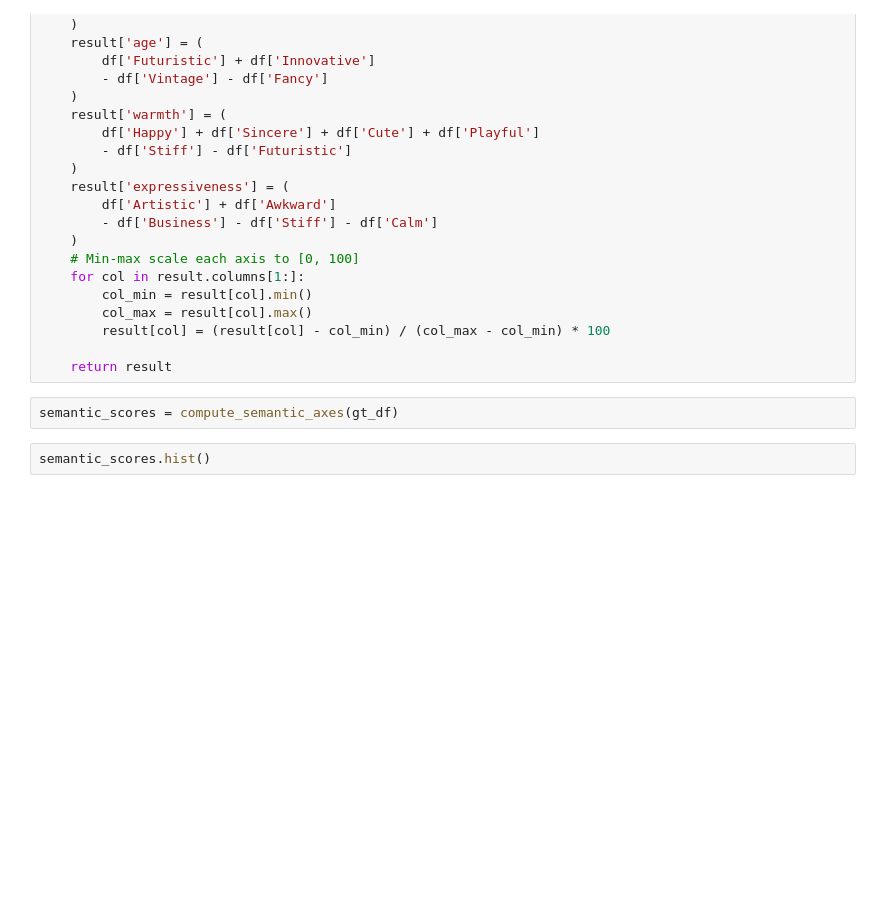
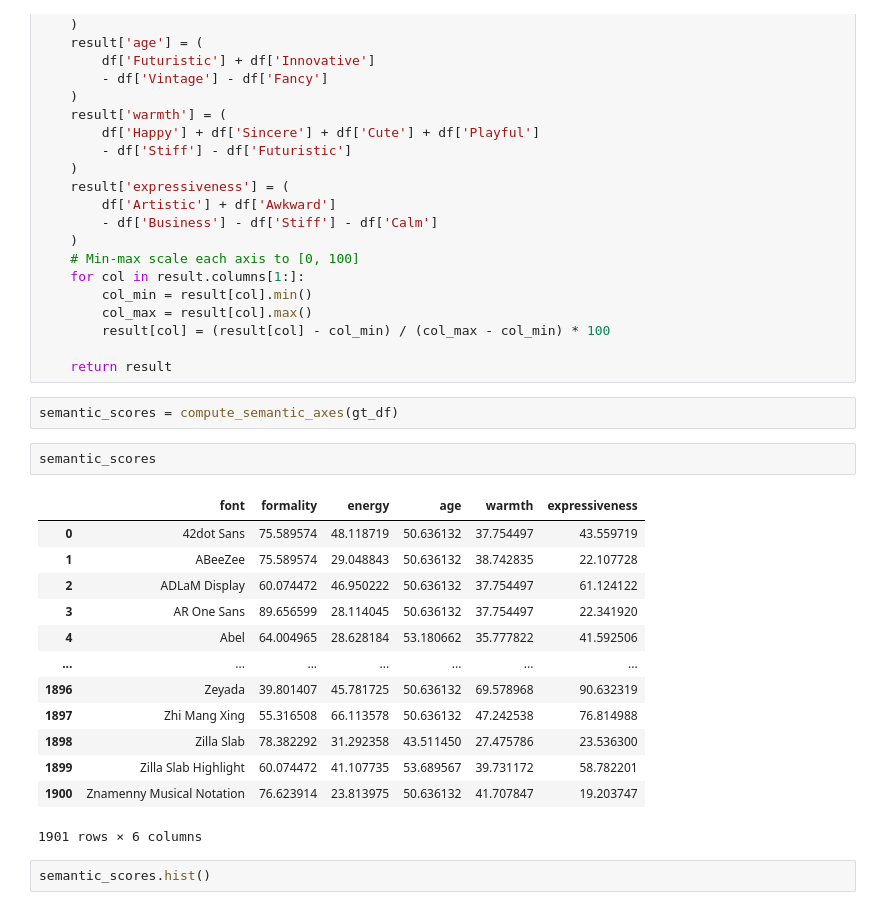
Before and after one commit to ljvaughn0841/TheFontinator, a Jupyter notebook: datawork/easy_setup.ipynb, the cells around one changed output. Saved outputs shown, nothing was run; the diff lists cells and outputs as text; blank space fills up the shorter version.

```diff
--- a/datawork/easy_setup.ipynb
+++ b/datawork/easy_setup.ipynb
@@ -84,6 +84,22 @@ def compute_semantic_axes(df: pd.DataFrame) -> pd.DataFrame:
     return result
 # %%
 semantic_scores = compute_semantic_axes(gt_df)
+# %%
+semantic_scores
+# %% [output]
+|  | font | formality | energy | age | warmth | expressiveness |
+| 0 | 42dot Sans | 75.589574 | 48.118719 | 50.636132 | 37.754497 | 43.559719 |
+| 1 | ABeeZee | 75.589574 | 29.048843 | 50.636132 | 38.742835 | 22.107728 |
+| 2 | ADLaM Display | 60.074472 | 46.950222 | 50.636132 | 37.754497 | 61.124122 |
+| 3 | AR One Sans | 89.656599 | 28.114045 | 50.636132 | 37.754497 | 22.341920 |
+| 4 | Abel | 64.004965 | 28.628184 | 53.180662 | 35.777822 | 41.592506 |
+| ... | ... | ... | ... | ... | ... | ... |
+| 1896 | Zeyada | 39.801407 | 45.781725 | 50.636132 | 69.578968 | 90.632319 |
+| 1897 | Zhi Mang Xing | 55.316508 | 66.113578 | 50.636132 | 47.242538 | 76.814988 |
+| 1898 | Zilla Slab | 78.382292 | 31.292358 | 43.511450 | 27.475786 | 23.536300 |
+| 1899 | Zilla Slab Highlight | 60.074472 | 41.107735 | 53.689567 | 39.731172 | 58.782201 |
+| 1900 | Znamenny Musical Notation | 76.623914 | 23.813975 | 50.636132 | 41.707847 | 19.203747 |
+1901 rows × 6 columns
 # %%
 semantic_scores.hist()
 # %% [output]
```
Also changed, not shown: 7 other files.
